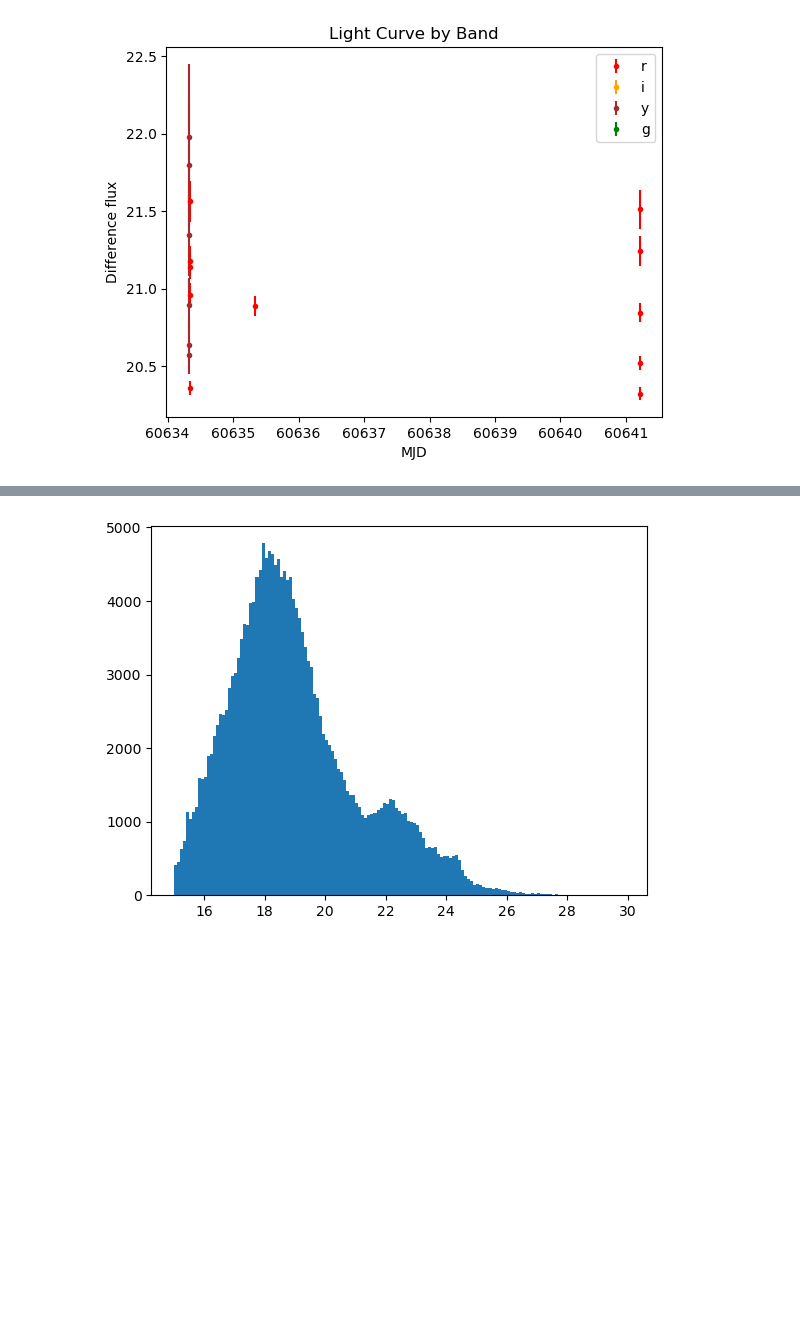
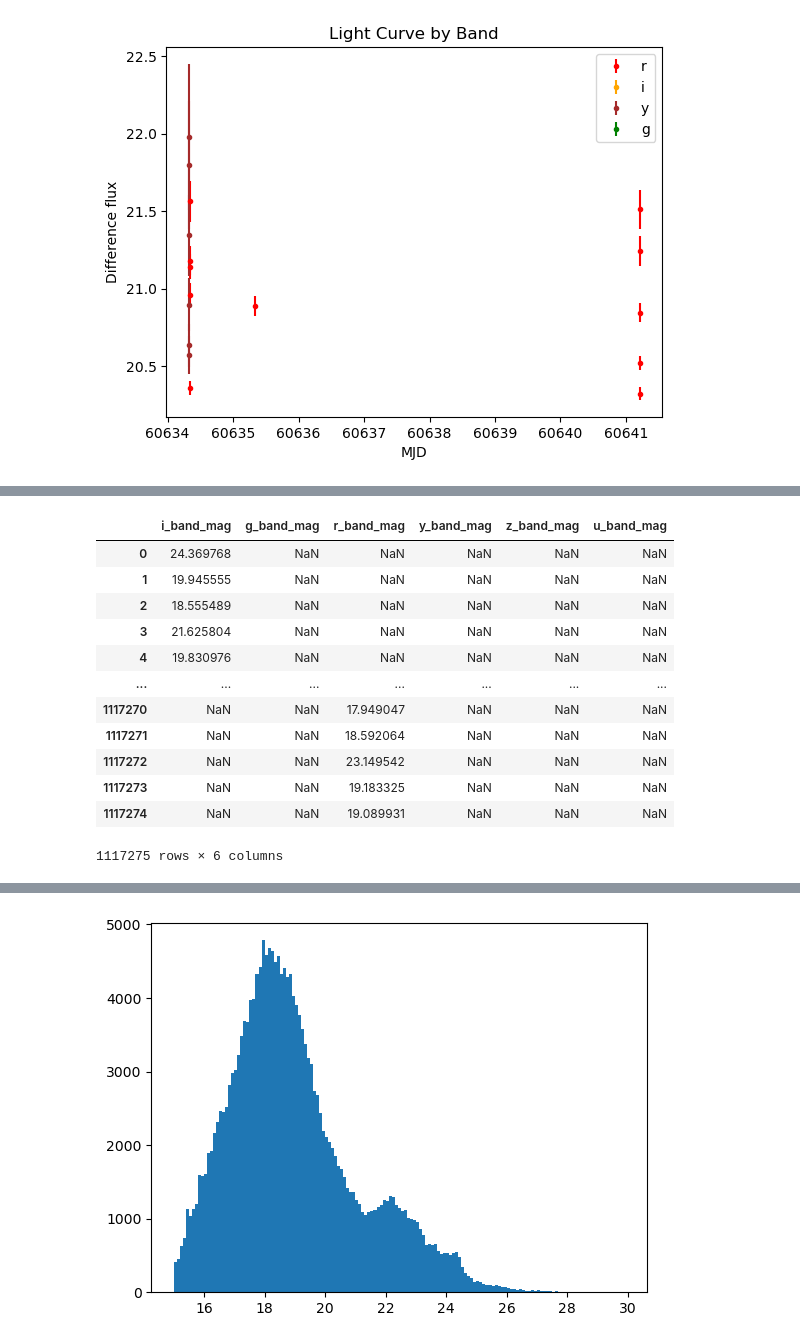
Before and after one commit to lsst-sitcom/notebooks_dia, a Jupyter notebook: Comcam_Neven.ipynb, the cells around one changed output, grey strips where cells are left out. Saved outputs shown, nothing was run; the diff lists cells and outputs as text; code cells hidden in the pictures; blank space fills up the shorter version.

```diff
--- a/Comcam_Neven.ipynb
+++ b/Comcam_Neven.ipynb
@@ -310 +325,17 @@ output_columns = [f"{band}_band_mag" for band in ['g', 'r', 'i', 'y']]
 result = dia_Obj_field_updated[output_columns]
+# %%
+result
+# %% [output]
+|  | i_band_mag | g_band_mag | r_band_mag | y_band_mag | z_band_mag | u_band_mag |
+| 0 | 24.369768 | NaN | NaN | NaN | NaN | NaN |
+| 1 | 19.945555 | NaN | NaN | NaN | NaN | NaN |
+| 2 | 18.555489 | NaN | NaN | NaN | NaN | NaN |
+| 3 | 21.625804 | NaN | NaN | NaN | NaN | NaN |
+| 4 | 19.830976 | NaN | NaN | NaN | NaN | NaN |
+| ... | ... | ... | ... | ... | ... | ... |
+| 1117270 | NaN | NaN | 17.949047 | NaN | NaN | NaN |
+| 1117271 | NaN | NaN | 18.592064 | NaN | NaN | NaN |
+| 1117272 | NaN | NaN | 23.149542 | NaN | NaN | NaN |
+| 1117273 | NaN | NaN | 19.183325 | NaN | NaN | NaN |
+| 1117274 | NaN | NaN | 19.089931 | NaN | NaN | NaN |
+1117275 rows × 6 columns
```
Also changed, not shown: parts of 10 cells of this notebook.
